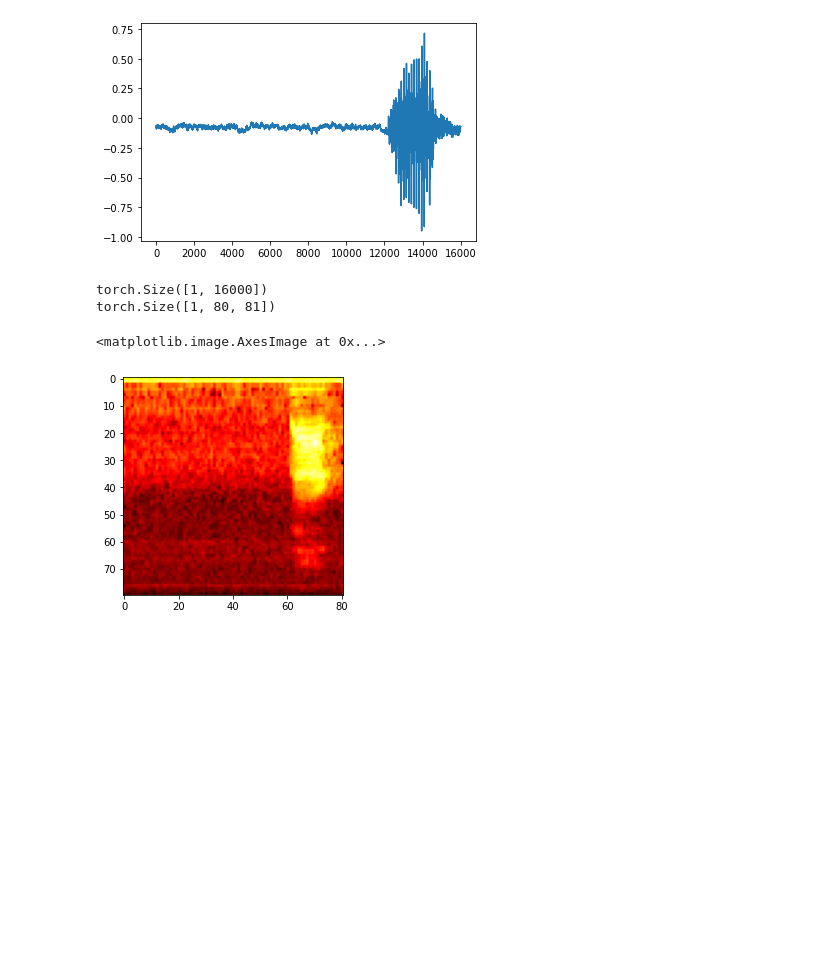
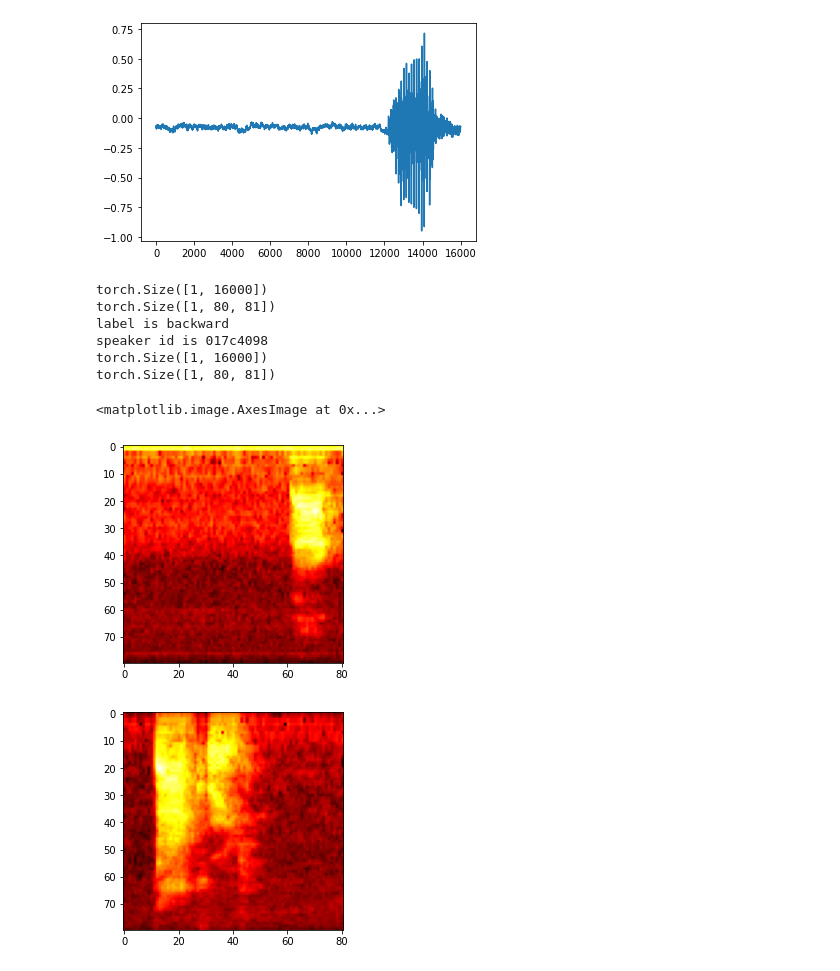
Before and after one commit to grybka/gratbot, a Jupyter notebook: gratbotmk4/notebooks/audio_test2.ipynb, the cells around one changed output. Saved outputs shown, nothing was run; the diff lists cells and outputs as text; code cells hidden in the pictures; blank space fills up the shorter version.

```diff
--- a/gratbotmk4/notebooks/audio_test2.ipynb
+++ b/gratbotmk4/notebooks/audio_test2.ipynb
@@ -7,13 +7,26 @@ import torchaudio
 
 import matplotlib.pyplot as plt
 import IPython.display as ipd
-from tqdm.notebook import tqdm
+from tqdm import tqdm
 
 from torchaudio.datasets import SPEECHCOMMANDS
 import os
 
 # Create training and testing split of the data. We do not use validation in this tutorial.
-train_set = SPEECHCOMMANDS("./",subset="training")
+train_set = SPEECHCOMMANDS("./",subset="training",download=True)
 #test_set = SubsetSC("testing")
 
 waveform, sample_rate, label, speaker_id, utterance_number = train_set[0]
+
+#labels = sorted(list(set(datapoint[2] for datapoint in train_set)))
+#print(labels)
+#all_labels=set()
+#all_speakers=set()
+#for datapoint in tqdm(train_set):
+#    waveform, sample_rate, label, speaker_id, utterance_number = datapoint
+#    all_labels.add(label)
+#    all_speakers.add(speaker_id)
+
+#print("{} speakers".format(len(all_speakers)))
+#print("{} labels".format(len(all_labels)))
+my_labels=["UNKNOWN","backward","forward","left","right","stop"]
@@ -28,14 +44,30 @@ Sample rate of waveform: 16000
 [figure]
 # %%
 transform=nn.Sequential(torchaudio.transforms.MelSpectrogram(sample_rate=16000, n_mels=80),torchaudio.transforms.AmplitudeToDB())
+waveform, sample_rate, label, speaker_id, utterance_number = train_set[0]
+
 print(waveform.shape)
 transformed = transform(waveform)
 print(transformed.shape)
 plt.figure()
 plt.imshow(transformed.squeeze().numpy(), cmap='hot')
+
+waveform, sample_rate, label, speaker_id, utterance_number = train_set[1]
+print("label is {}".format(label))
+print("speaker id is {}".format(speaker_id))
+print(waveform.shape)
+transformed = transform(waveform)
+print(transformed.shape)
+plt.figure()
+plt.imshow(transformed.squeeze().numpy(), cmap='hot')
 # %% [output]
 torch.Size([1, 16000])
 torch.Size([1, 80, 81])
+label is backward
+speaker id is 017c4098
+torch.Size([1, 16000])
+torch.Size([1, 80, 81])
 <matplotlib.image.AxesImage at 0x...>
 [figure]
+[figure, added]
 # %%
```
Also changed, not shown: parts of 3 cells of this notebook.
